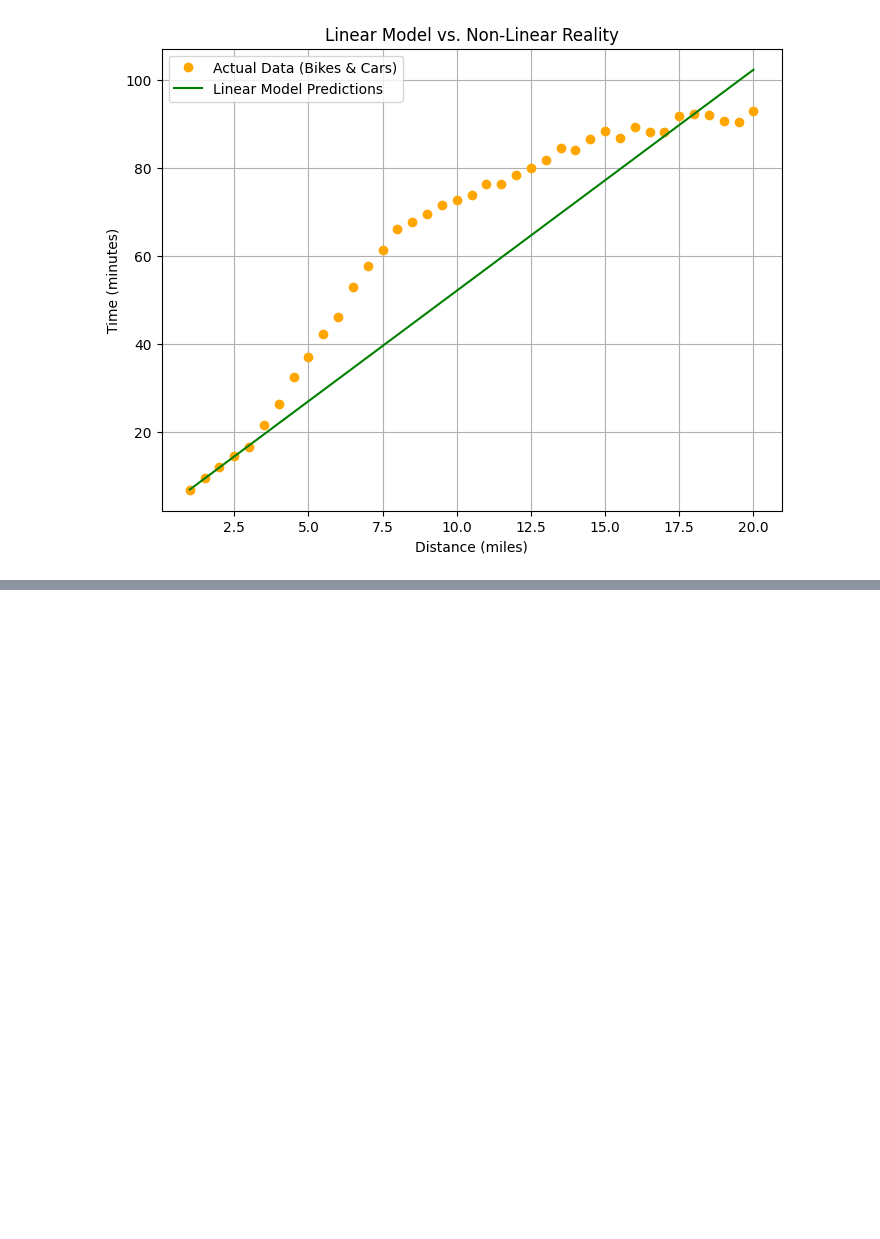
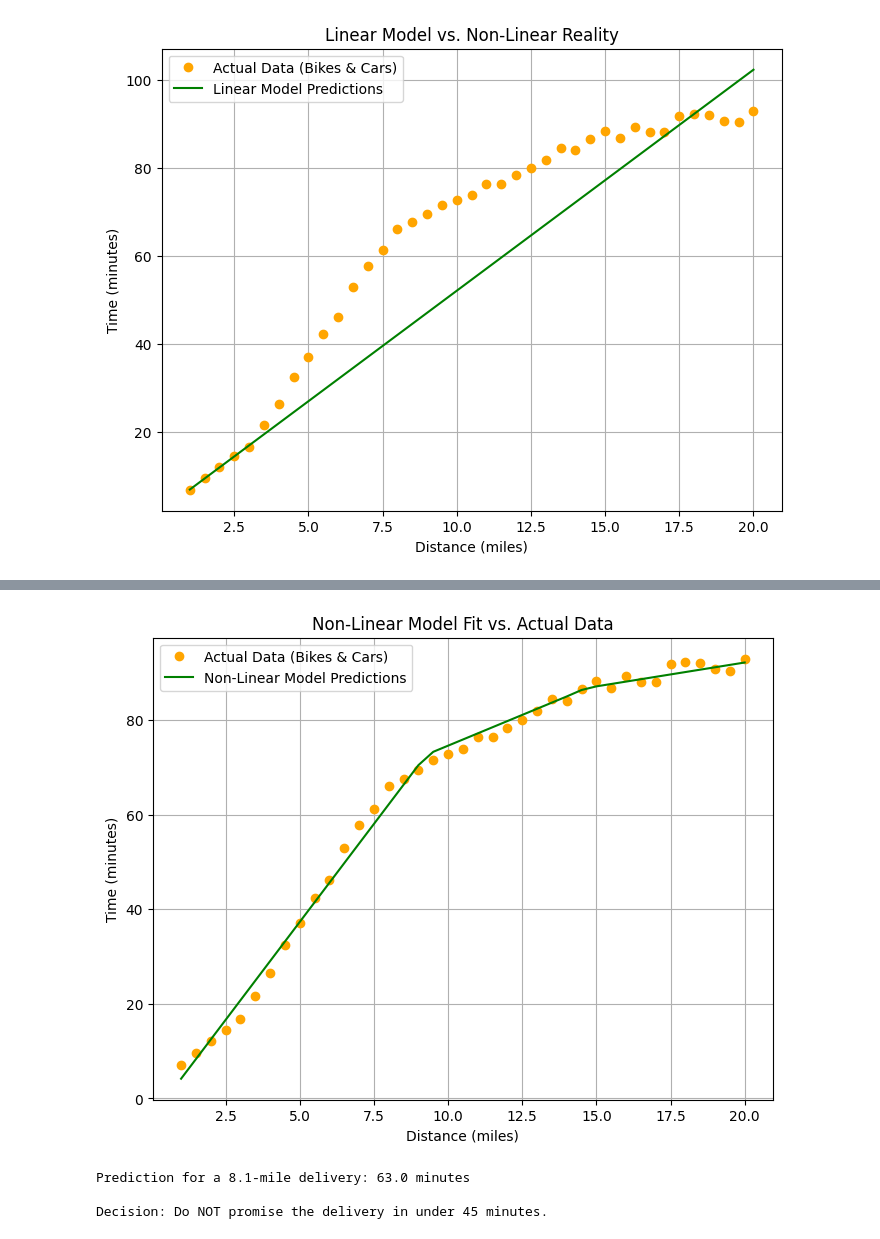
Before and after one commit to AparimeyaTiwari/AI_ENGINEERING_JOURNEY, a Jupyter notebook: BASIC_LIBRARIES/pytorch_learning/basics.ipynb, the cells around one changed output, grey strips where cells are left out. Cells and saved outputs as stored; diff of their text form; code cells hidden in the pictures; blank space fills up the shorter version.

```diff
--- a/BASIC_LIBRARIES/pytorch_learning/basics.ipynb
+++ b/BASIC_LIBRARIES/pytorch_learning/basics.ipynb
@@ -391,0 +566,29 @@ Loss on new, combined data: 179.26
+# %%
+helper_utils.plot_final_fit(model, distances, times, distances_norm, times_std, times_mean)
+# %% [output]
+[figure, added]
+# %%
+dist_to_pred = 8.1
+
+with torch.no_grad():
+    distance_input = torch.tensor([[dist_to_pred]],dtype=torch.float32)
+    distance_input_norm = (distance_input-distances_mean)/distances_std
+
+    times_output_norm = model(distance_input_norm)
+    times_output_actual = (times_output_norm*times_std)+times_mean
+
+    print(f"Prediction for a {dist_to_pred}-mile delivery: {times_output_actual.item():.1f} minutes")
+
+    # First, check if the delivery is possible within the 45-minute timeframe
+    if times_output_actual.item() > 45:
+        print("\nDecision: Do NOT promise the delivery in under 45 minutes.")
+    else:
+        # If it is possible, then determine the vehicle based on the distance
+        if dist_to_pred <= 3:
+            print(f"\nDecision: Yes, delivery is possible. Since the distance is {dist_to_pred} miles (<= 3 miles), use a bike.")
+        else:
+            print(f"\nDecision: Yes, delivery is possible. Since the distance is {dist_to_pred} miles (> 3 miles), use a car.")
+# %% [output]
+Prediction for a 8.1-mile delivery: 63.0 minutes
+
+Decision: Do NOT promise the delivery in under 45 minutes.
```
Also changed, not shown: parts of 5 cells of this notebook, 2 other files.
